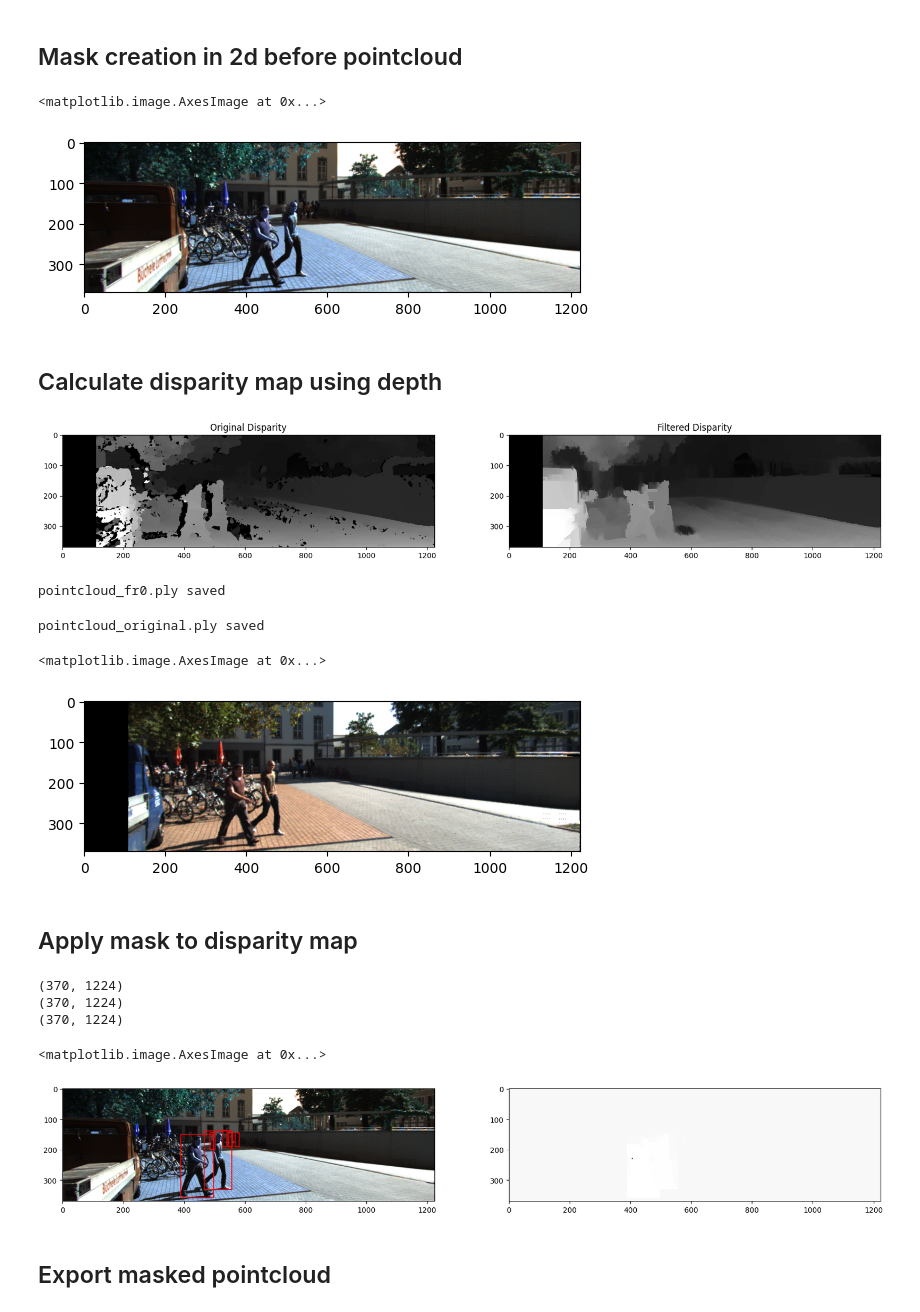
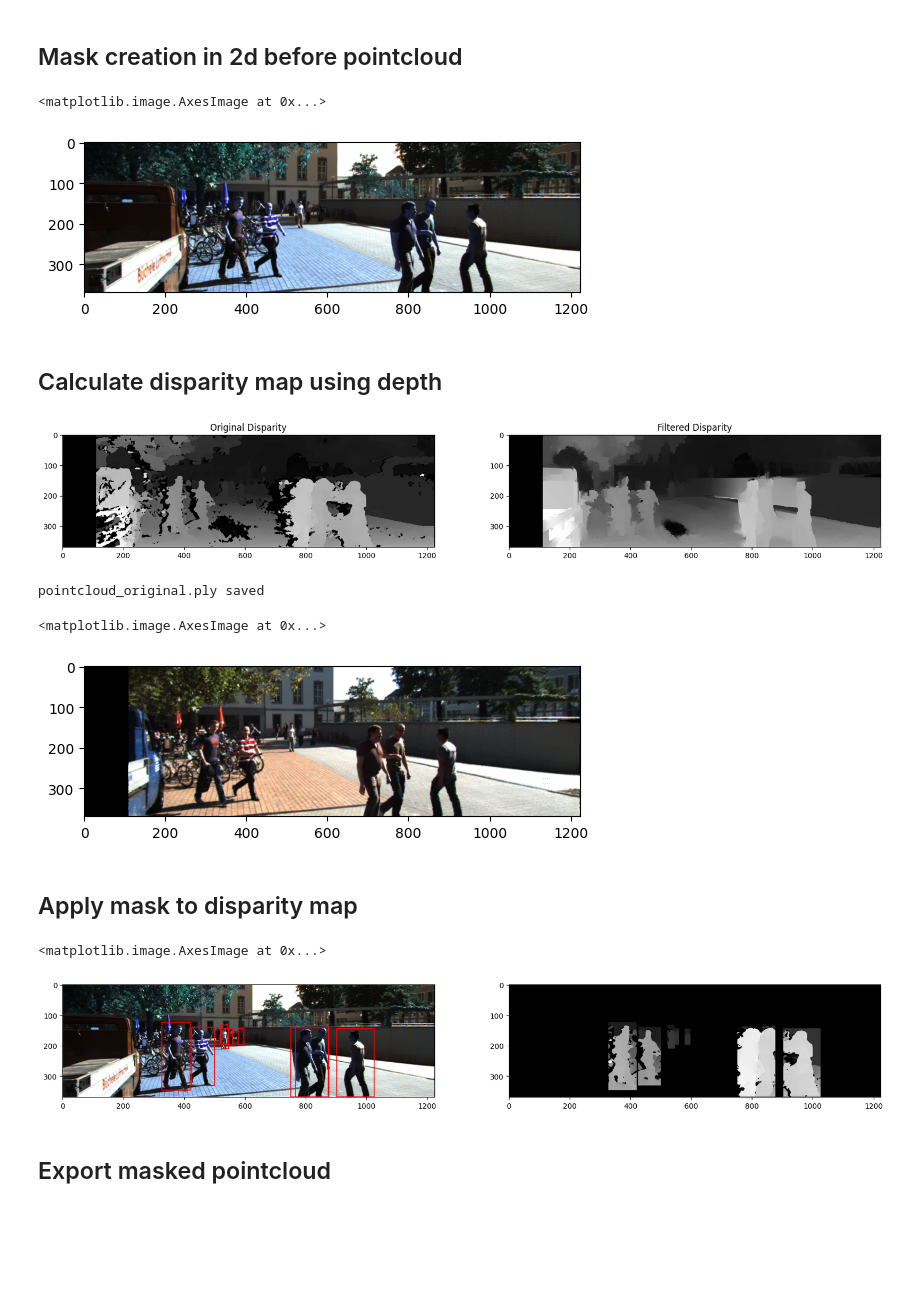
Before and after one commit to alexciru/Pfas-finalProject, a Jupyter notebook: notebooks/3D_registration.ipynb, the cells around one changed output. Cells and saved outputs as stored; diff of their text form; code cells hidden in the pictures; blank space fills up the shorter version.

```diff
--- a/notebooks/3D_registration.ipynb
+++ b/notebooks/3D_registration.ipynb
@@ -218,7 +219,7 @@ def pointcloudToImage(points, reflectMat, idx, cam3, mask, left_img, right_img):
 ### Load the directories
 # %%
 ##################
-_fr_num = 0
+_fr_num = 25
 ################
 
 
@@ -338,7 +339,7 @@ right_img_blur = cv2.blur(cv2.cvtColor(right_img, cv2.COLOR_BGR2GRAY), (5,5))
 plt.imshow(left_img)
 # %% [output]
 <matplotlib.image.AxesImage at 0x...>
-[figure, old version]
+[figure, new version]
 # %% [markdown]
 ## Calculate disparity map using depth
 # %%
@@ -373,53 +374,46 @@ plt.subplot(222)
 plt.imshow(filteredL, 'gray')
 plt.title('Filtered Disparity')
 plt.show()
-
-points, reflectMat, idx, cam3, mask = export_pointcloud(filteredL, left_img, "pointcloud_fr0.ply")
 # %% [output]
-[figure, old version]
+[figure, new version]
-pointcloud_fr0.ply saved
 # %%
-points, reflectMat, idx, cam2, mask = export_pointcloud(filteredDisparity, left_img, "pointcloud_original.ply")
+points, reflectMat, idx, cam3, mask = export_pointcloud(filteredDisparity, left_img, "pointcloud_original.ply")
 
-blank_img = pointcloudToImage(points, reflectMat, idx, cam2, mask, left_img, right_img)
+blank_img = pointcloudToImage(points, reflectMat, idx, cam3, mask, left_img, right_img)
 plt.imshow(blank_img, 'gray')
 # %% [output]
 pointcloud_original.ply saved
 <matplotlib.image.AxesImage at 0x...>
-[figure, old version]
+[figure, new version]
 # %% [markdown]
 ## Apply mask to disparity map
 # %%
 _bb = bbox_coords[_fr_num]
 
 # filter pedestrian for frame two
 _bb = pedestrian_df[pedestrian_df['frame'] == _fr_num]
 _bb = _bb[['bbox_left', 'bbox_top', 'bbox_right', 'bbox_bottom']]
 
 # Create mask for disparity map
-mask = np.zeros(filteredDisparity.shape, dtype=np.uint8)
-print(mask.shape)
+mask = np.zeros(leftDisparity.shape, dtype=np.uint8)
+
 # read bbox coords
 for bb in _bb.values:
     mask[int(bb[1]):int(bb[3]), int(bb[0]): int(bb[2])] = 255
 
-print(mask.shape)
-maskedDisparity = filteredDisparity.copy()
+
+maskedDisparity = disparityMap.copy()
 maskedDisparity[mask == 0] = 0
-print(maskedDisparity.shape)
 
 # plot the boxes in the original image and the masked disparity map
 plt.figure(figsize=(20,10))
 plt.subplot(121)
 plt.imshow(draw_bboxes(left_img, _bb.values), cmap='gray')
 plt.subplot(122)
 plt.imshow(maskedDisparity, 'gray')
 # %% [output]
-(370, 1224)
-(370, 1224)
-(370, 1224)
+<matplotlib.image.AxesImage at 0x...>
-<matplotlib.image.AxesImage at 0x...>
-[figure, old version]
+[figure, new version]
 # %% [markdown]
 ## Export masked pointcloud
 # %%
```
Also changed, not shown: parts of 14 cells of this notebook, 28 other files.
